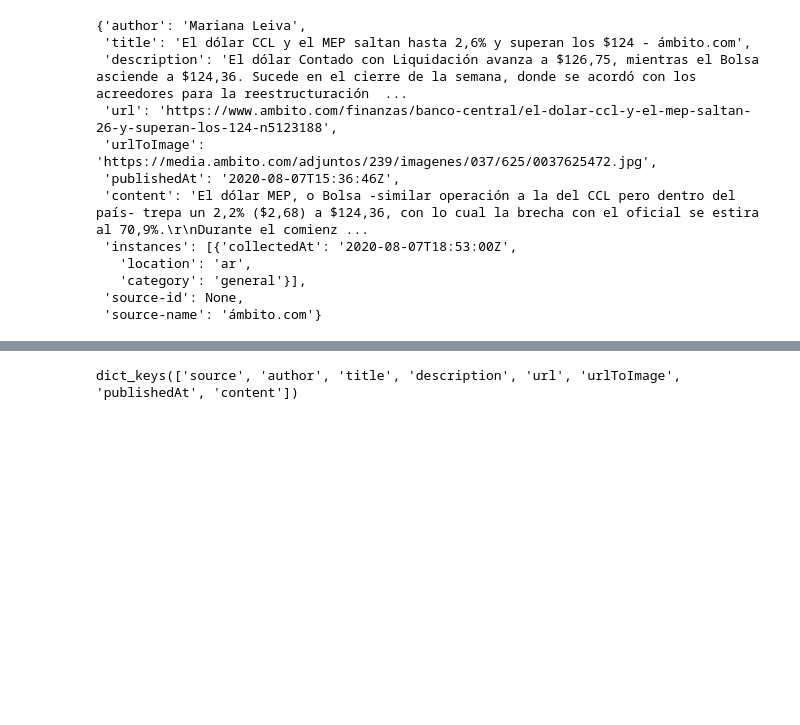
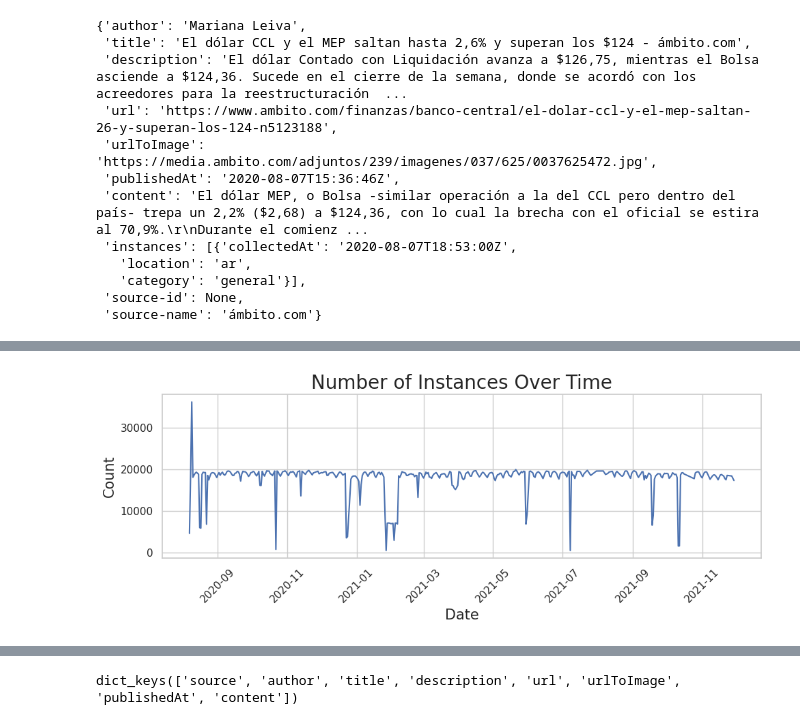
Before and after one commit to felixludos/babel-briefings, a Jupyter notebook: notebooks/format_dataset.ipynb, the cells around one changed output, grey strips where cells are left out. Saved outputs shown, nothing was run; the diff lists cells and outputs as text; code cells hidden in the pictures; blank space fills up the shorter version.

```diff
--- a/notebooks/format_dataset.ipynb
+++ b/notebooks/format_dataset.ipynb
@@ -225,0 +340,42 @@ save_json(langs, root/'temp-langs.json')
+# %%
+import pandas as pd
+import matplotlib.pyplot as plt
+import numpy as np
+from datetime import datetime, timedelta
+
+df = pd.DataFrame([ins for i in range(len(articles)) for ins in articles[i]['instances']])
+# %%
+
+# Extracting the 'collectedAt' and 'category' fields and converting 'collectedAt' to datetime
+df['date'] = pd.to_datetime(df['collectedAt'])
+df['date'] = df['date'].dt.date  # Extracting just the date part
+
+# Counting the number of samples per day per category
+counts = df.groupby(['date', 'category']).size().reset_index(name='count')
+
+# Pivoting the data to get categories as columns and dates as rows
+pivot_counts = counts.pivot(index='date', columns='category', values='count').fillna(0)
+
+# N = 3  # You can change this value as per your need
+# pivot_counts = pivot_counts.iloc[N:]
+
+# Plotting the data
+fg = plt.figure(figsize=(10, 4))
+# for category in pivot_counts.columns:
+#     plt.plot(pivot_counts.index, pivot_counts[category], label=category)
+
+totals = pivot_counts.sum(axis=1)
+plt.plot(pivot_counts.index, totals)#, label='Total')
+
+# Adding labels and legend
+plt.xlabel('Date', fontsize=15)
+plt.ylabel('Count', fontsize=15)
+plt.title('Number of Instances Over Time', fontsize=20)
+plt.xticks(rotation=45)
+# plt.legend(title='Category')
+
+# Display the plot
+plt.tight_layout()
+plt.grid(True)
+# %% [output]
+[figure, added]
```
Also changed, not shown: parts of 33 cells of this notebook, 1 other file.
